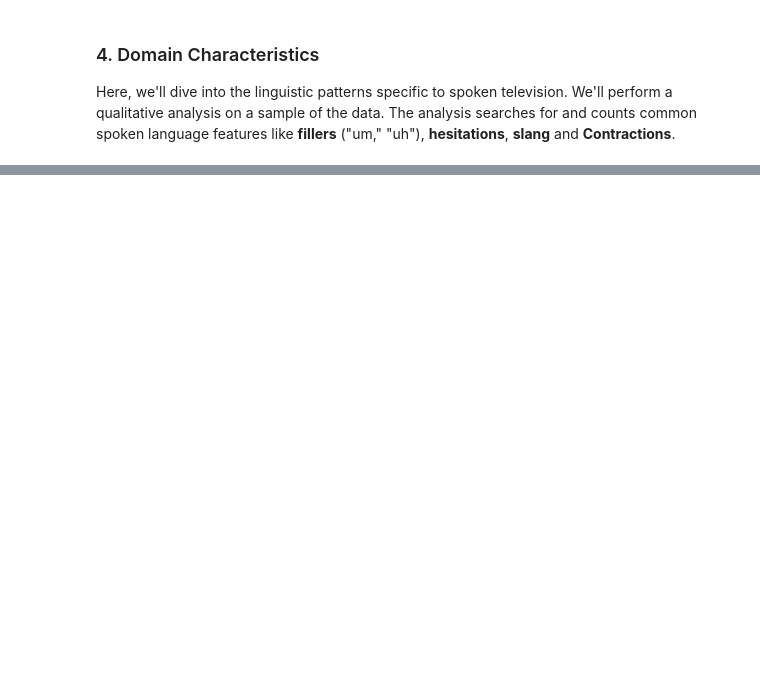
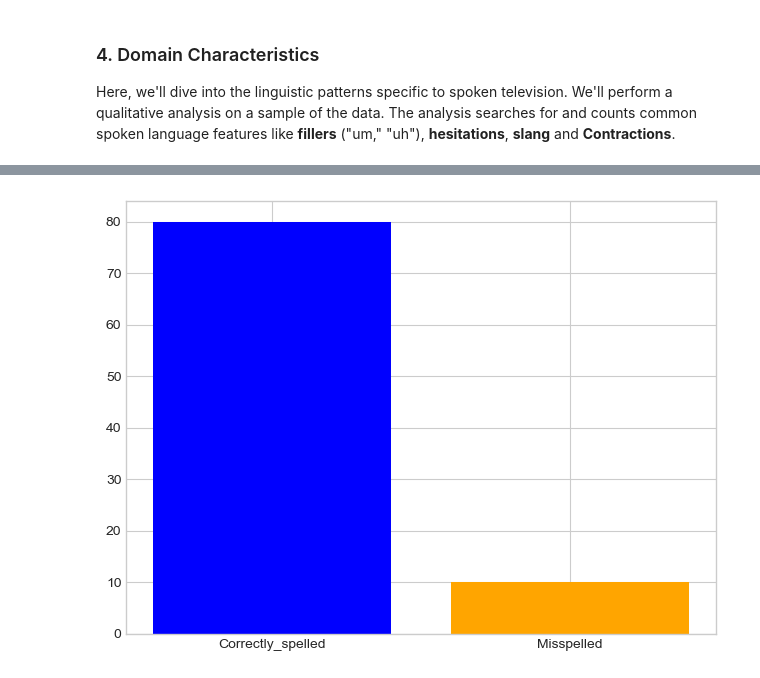
Before and after one commit to koen18138/NLP_emotion_detection, a Jupyter notebook: nlp_cia/src/data_quality_report.ipynb, the cells around one changed output, grey strips where cells are left out. Cells and saved outputs as stored; diff of their text form; code cells hidden in the pictures; blank space fills up the shorter version.

```diff
--- a/nlp_cia/src/data_quality_report.ipynb
+++ b/nlp_cia/src/data_quality_report.ipynb
@@ -300,0 +597,7 @@ Based on the analysis, this final section will summarize the findings and recomm
+# %%
+plt.bar(['Correctly_spelled', 'Misspelled'], [80, 10], color=['blue', 'orange'])
+
+plt.tight_layout()
+plt.show()
+# %% [output]
+[figure, added]
```
Also changed, not shown: parts of 20 cells of this notebook.
